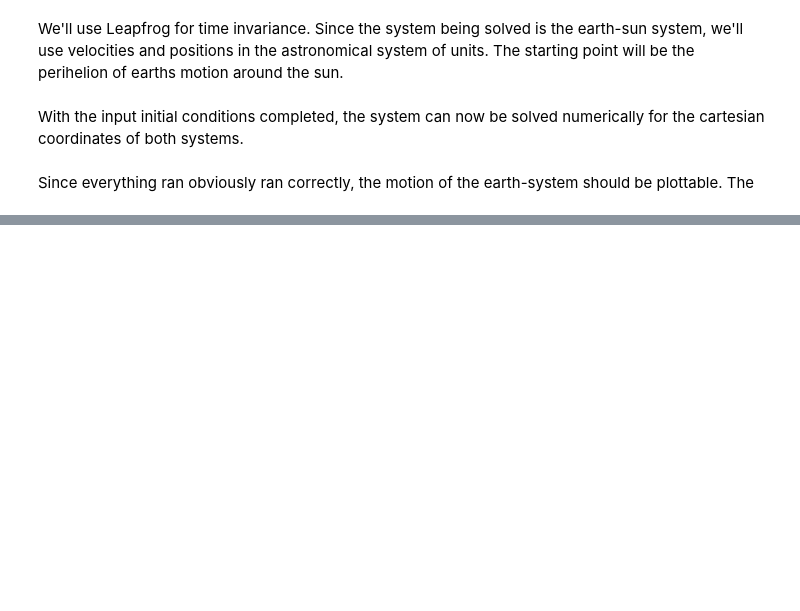
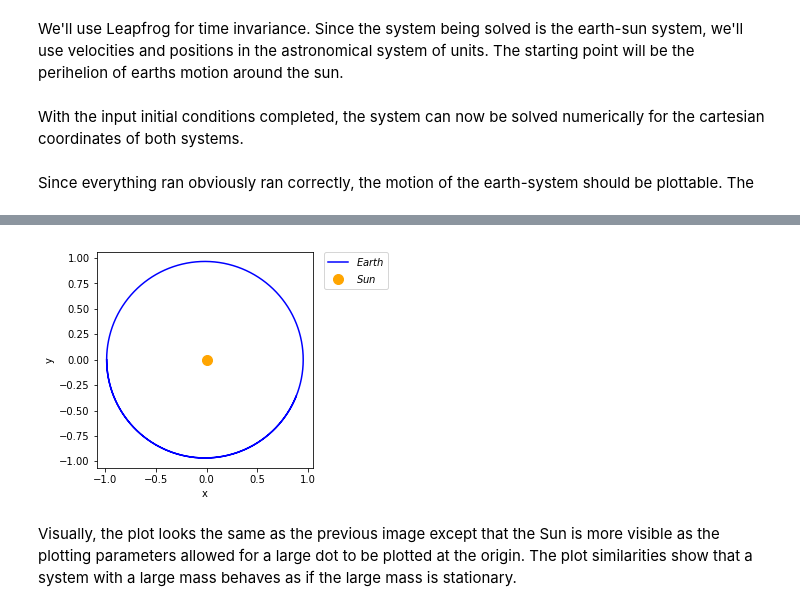
Before and after one commit to terrill37/5300_final, a Jupyter notebook: Orbits.ipynb, the cells around one changed output, grey strips where cells are left out. Drawn from its saved outputs; the diff is of its cells as text; code cells hidden in the pictures; blank space fills up the shorter version.

```diff
--- a/Orbits.ipynb
+++ b/Orbits.ipynb
@@ -776,23 +782,27 @@ $<br/>
 # %%
 X = (x_solar2 - x_solar1)
 Y = (y_solar2 - y_solar1)
 
 
 fig = plt.figure(figsize=(5,5), num='pendulum')
 ax = fig.add_subplot(1,1,1)
 
 ax.plot(X, Y, linestyle='solid', color = 'blue',\
         label=rf'$Earth$')
 
-ax.plot(0., 0.,'o', color = 'orange',\
+ax.plot(0., 0.,'o', markersize = 10, color = 'orange',\
         label=rf'$Sun$')
 
 ax.legend(bbox_to_anchor=(1.05, 1), loc=2, borderaxespad=0.)
 
 ax.set_xlabel('x')
 ax.set_ylabel('y')
 #ax.set_xlim(-20,20)
 #ax.set_ylim(-20,20)
 ax.set_aspect(1)
 
 fig.tight_layout();
+# %% [output]
+[figure, added]
+# %% [markdown]
+Visually, the plot looks the same as the previous image except that the Sun is more visible as the plotting parameters allowed for a large dot to be plotted at the origin. The plot similarities show that a system with a large mass behaves as if the large mass is stationary.
```
Also changed, not shown: parts of 5 cells of this notebook.
